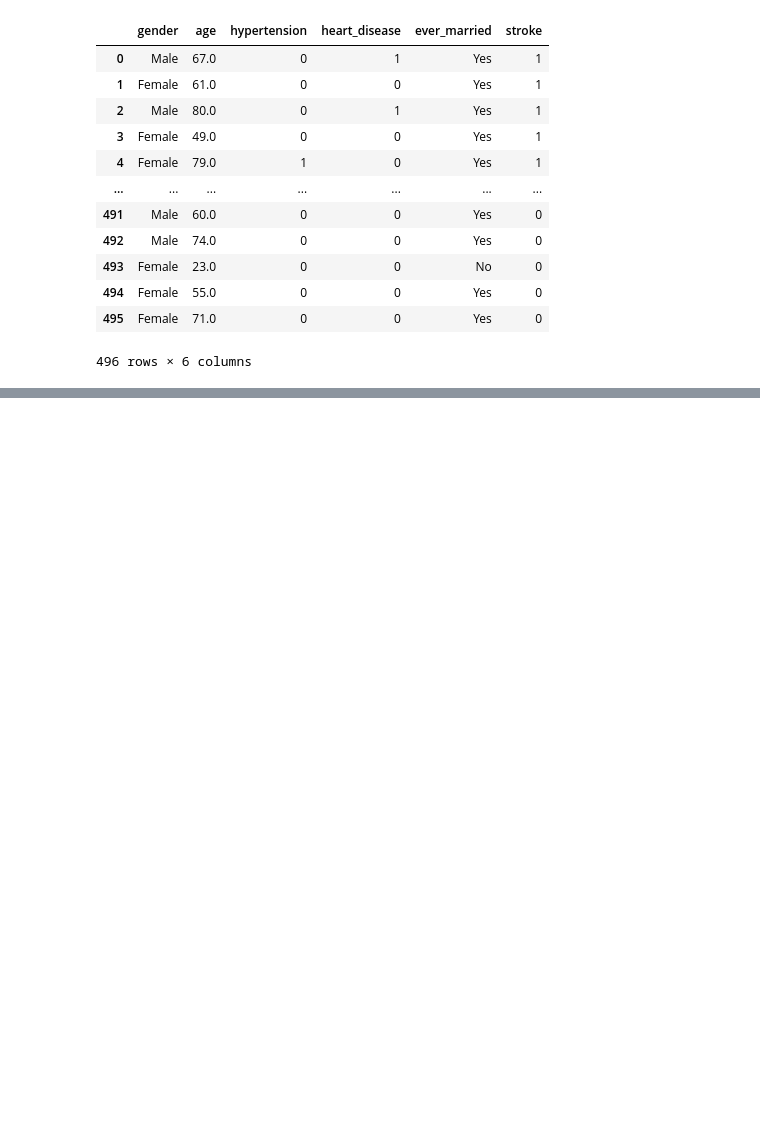
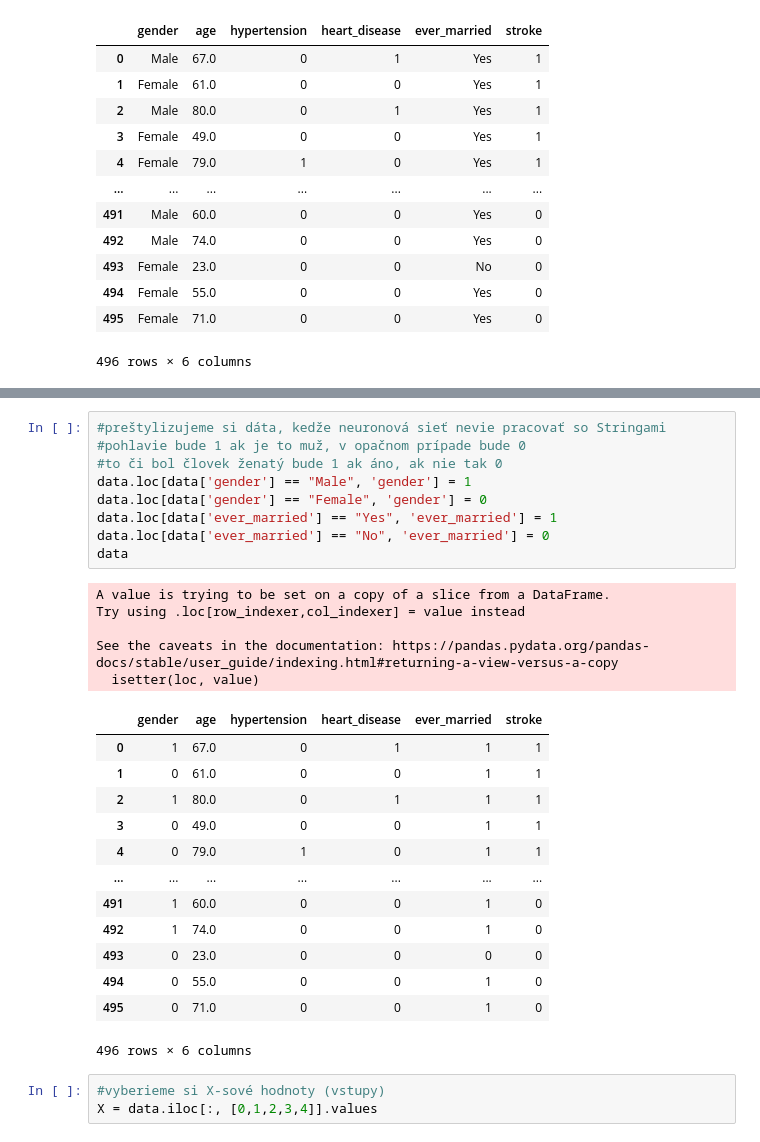
Before and after one commit to whiskeY11/Plesivcak_NS2021, a Jupyter notebook: Plesivcak_NS2021_projekt.ipynb, the cells around one changed output, grey strips where cells are left out. Saved outputs shown, nothing was run; the diff lists cells and outputs as text; blank space fills up the shorter version.

Commit message:
Pridané trénovanie a predikcia pomocou neuronovej siete SVC, upravené hodnoty v datasete

```diff
--- a/Plesivcak_NS2021_projekt.ipynb
+++ b/Plesivcak_NS2021_projekt.ipynb
@@ -68,0 +91,31 @@ data
+# %%
+#preštylizujeme si dáta, kedže neuronová sieť nevie pracovať so Stringami
+#pohlavie bude 1 ak je to muž, v opačnom prípade bude 0
+#to či bol človek ženatý bude 1 ak áno, ak nie tak 0
+data.loc[data['gender'] == "Male", 'gender'] = 1
+data.loc[data['gender'] == "Female", 'gender'] = 0
+data.loc[data['ever_married'] == "Yes", 'ever_married'] = 1
+data.loc[data['ever_married'] == "No", 'ever_married'] = 0
+data
+# %% [output]
+A value is trying to be set on a copy of a slice from a DataFrame.
+Try using .loc[row_indexer,col_indexer] = value instead
+
+See the caveats in the documentation: https://pandas.pydata.org/pandas-docs/stable/user_guide/indexing.html#returning-a-view-versus-a-copy
+  isetter(loc, value)
+|  | gender | age | hypertension | heart_disease | ever_married | stroke |
+| 0 | 1 | 67.0 | 0 | 1 | 1 | 1 |
+| 1 | 0 | 61.0 | 0 | 0 | 1 | 1 |
+| 2 | 1 | 80.0 | 0 | 1 | 1 | 1 |
+| 3 | 0 | 49.0 | 0 | 0 | 1 | 1 |
+| 4 | 0 | 79.0 | 1 | 0 | 1 | 1 |
+| ... | ... | ... | ... | ... | ... | ... |
+| 491 | 1 | 60.0 | 0 | 0 | 1 | 0 |
+| 492 | 1 | 74.0 | 0 | 0 | 1 | 0 |
+| 493 | 0 | 23.0 | 0 | 0 | 0 | 0 |
+| 494 | 0 | 55.0 | 0 | 0 | 1 | 0 |
+| 495 | 0 | 71.0 | 0 | 0 | 1 | 0 |
+496 rows × 6 columns
+# %%
+#vyberieme si X-sové hodnoty (vstupy)
+X = data.iloc[:, [0,1,2,3,4]].values
```
Also changed, not shown: parts of 18 cells of this notebook.
